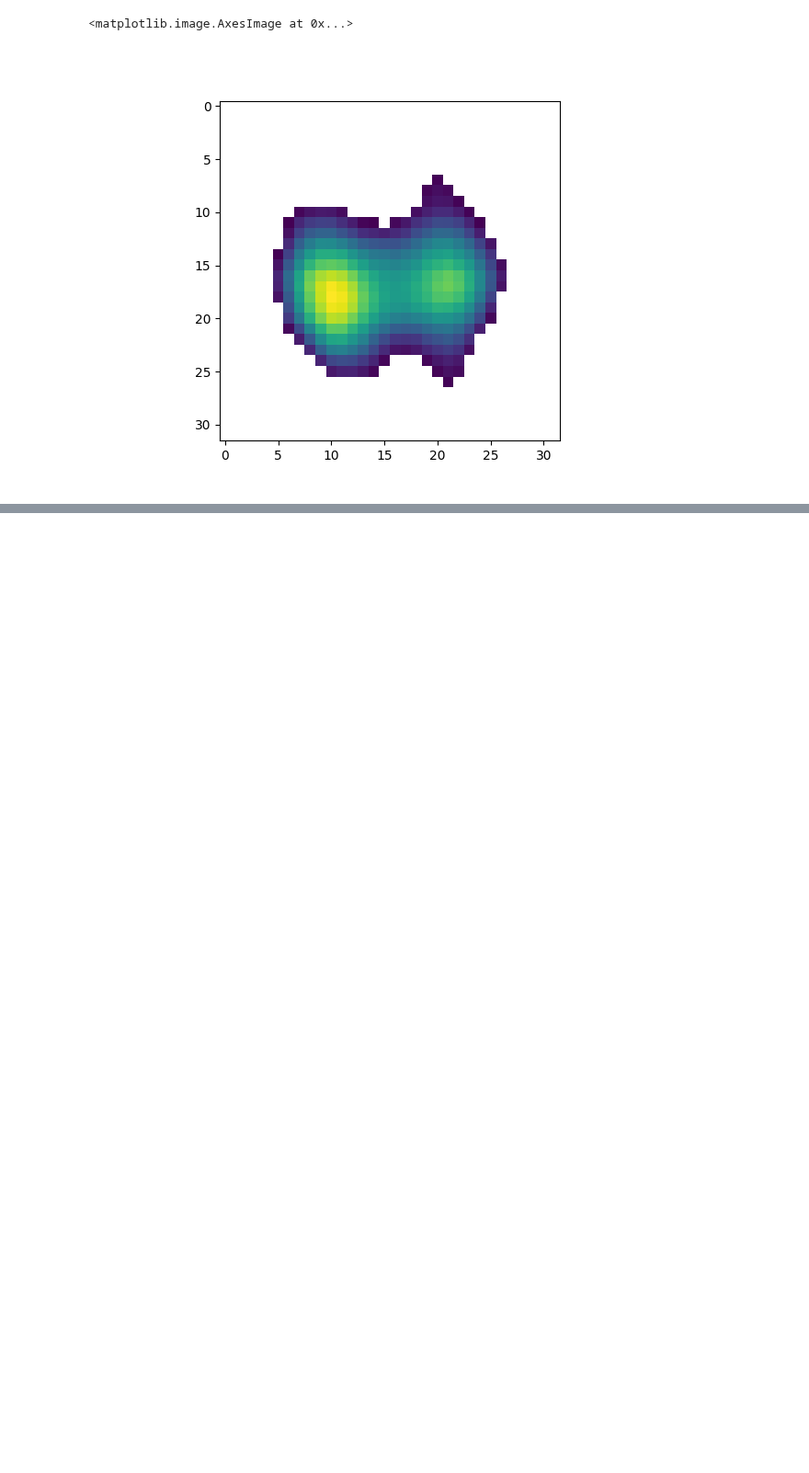
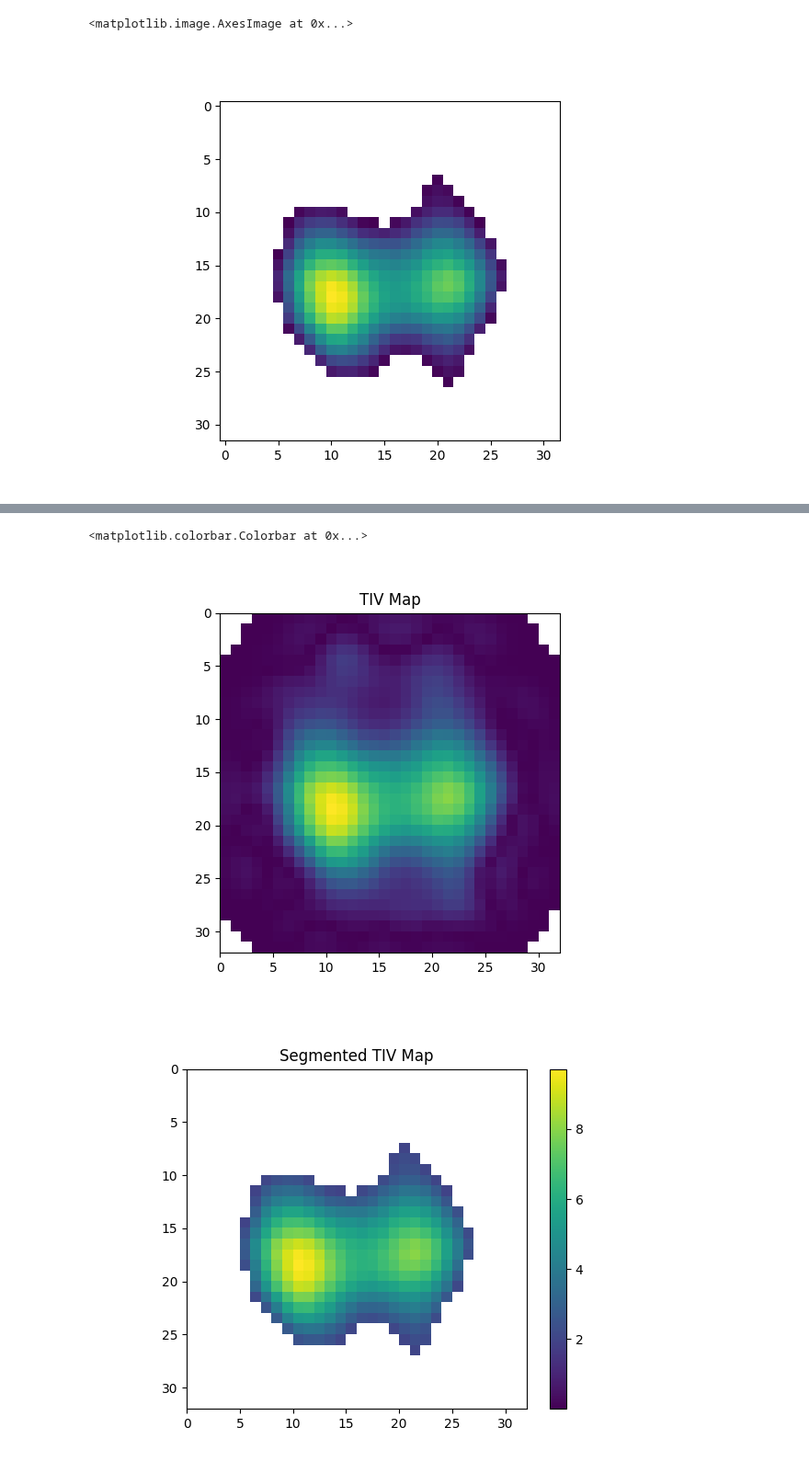
Before and after one commit to EIT-ALIVE/eitprocessing, a Jupyter notebook: notebooks/lung_segmentation_figure.ipynb, the cells around one changed output, grey strips where cells are left out. Shown at 92% size. Drawn from its saved outputs; the diff is of its cells as text; code cells hidden in the pictures; blank space fills up the shorter version.

```diff
--- a/notebooks/lung_segmentation_figure.ipynb
+++ b/notebooks/lung_segmentation_figure.ipynb
@@ -422,0 +536,79 @@ for y in y_positions_3:
+# %%
+# Combine both pixel maps to determine the global vmin and vmax
+all_pixel_maps = np.array([tiv_map, segmented_tiv_map])
+vmin = np.nanmin(all_pixel_maps)
+vmax = np.nanmax(all_pixel_maps)
+
+# Create a masked array for each pixel map to handle NaNs
+masked_tiv_map = np.ma.masked_invalid(tiv_map)
+masked_segmented_tiv_map = np.ma.masked_invalid(segmented_tiv_map)
+
+plt.figure()
+plt.imshow(
+    masked_tiv_map,
+    cmap="viridis",
+    vmin=vmin,
+    vmax=vmax,
+    interpolation="none",
+    extent=get_extent(masked_tiv_map),
+)
+# fig1.colorbar(cax1, ax=axs1[0])
+plt.title("TIV Map")
+
+plt.figure()
+plt.imshow(
+    masked_segmented_tiv_map,
+    cmap="viridis",
+    vmin=vmin,
+    vmax=vmax,
+    interpolation="none",
+    extent=get_extent(masked_segmented_tiv_map),
+)
+plt.colorbar()
+plt.title("Segmented TIV Map")
+
+plt.figure()
+plt.imshow(
+    masked_tiv_map,
+    cmap="viridis",
+    vmin=vmin,
+    vmax=vmax,
+    interpolation="none",
+    extent=get_extent(masked_tiv_map),
+)
+for y in y_positions_1:
+    plt.axhline(y, color="red", linewidth=1)
+plt.title("Global geometrical")
+# fig2.colorbar(cax3, ax=axs2[0])
+
+plt.figure()
+plt.imshow(
+    masked_segmented_tiv_map,
+    cmap="viridis",
+    vmin=vmin,
+    vmax=vmax,
+    interpolation="none",
+    extent=get_extent(masked_segmented_tiv_map),
+)
+for y in y_positions_2:
+    plt.axhline(y, color="red", linewidth=1)
+plt.title("Lung area geometrical")
+# fig2.colorbar(cax4, ax=axs2[1])
+
+plt.figure()
+plt.imshow(
+    masked_segmented_tiv_map,
+    cmap="viridis",
+    vmin=vmin,
+    vmax=vmax,
+    interpolation="none",
+    extent=get_extent(masked_segmented_tiv_map),
+)
+for y in y_positions_3:
+    plt.axhline(y, color="red", linewidth=1)
+plt.title("Lung area physiological")
+plt.colorbar()
+# %% [output]
+<matplotlib.colorbar.Colorbar at 0x...>
+[figure, added]
+[figure, added]
```
Also changed, not shown: parts of 6 cells of this notebook.
